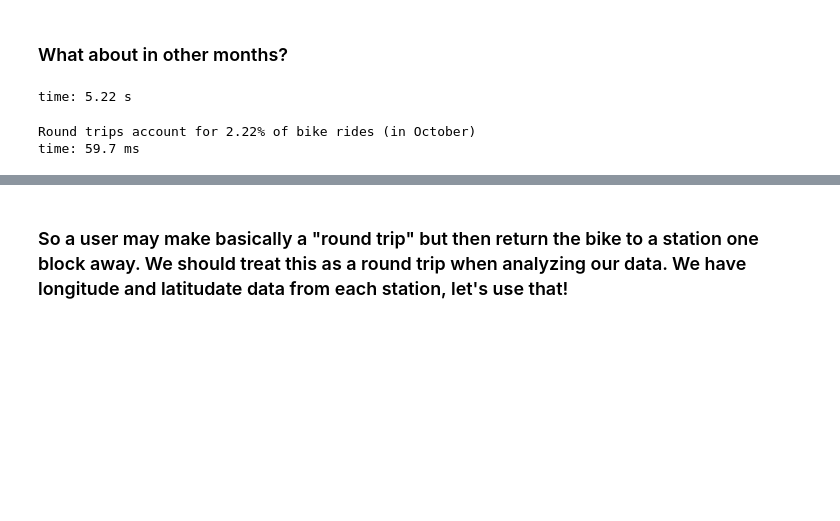
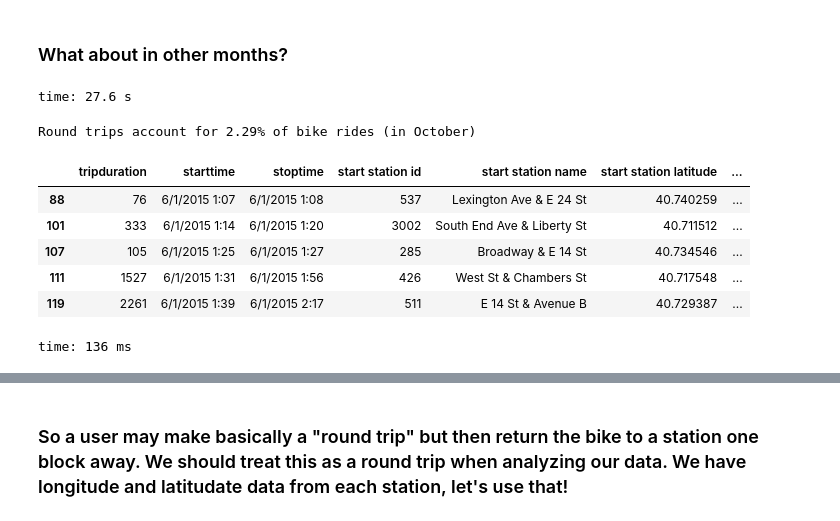
Before and after one commit to johnnyplaydrums/citi-bike-data, a Jupyter notebook: explore.ipynb, the cells around one changed output, grey strips where cells are left out. Drawn from its saved outputs; the diff is of its cells as text; code cells hidden in the pictures; blank space fills up the shorter version.

Commit message:
Prep for massive data cleaning

```diff
--- a/explore.ipynb
+++ b/explore.ipynb
@@ -105,16 +109,28 @@ time: 36.3 ms
 # %% [markdown]
 ### What about in other months?
-# %%
-aug_2016_rides = pd.read_csv('data/201608-citibike-tripdata.csv')
-# %% [output]
-time: 5.22 s
+# %%
+june_2015_rides = pd.read_csv('data/201506-citibike-tripdata.csv')
+july_2015_rides = pd.read_csv('data/201507-citibike-tripdata.csv')
+august_2015_rides = pd.read_csv('data/201508-citibike-tripdata.csv')
+june_2016_rides = pd.read_csv('data/201606-citibike-tripdata.csv')
+july_2016_rides = pd.read_csv('data/201607-citibike-tripdata.csv')
+august_2016_rides = pd.read_csv('data/201508-citibike-tripdata.csv')
+# %% [output]
+time: 27.6 s
 # %%
-aug_2016_round_trip = aug_2016_rides[aug_2016_rides['start station id'] == aug_2016_rides['end station id']]
-aug_2016_percent_round_trip = (len(aug_2016_round_trip) / len(aug_2016_rides)) * 100
-print("Round trips account for %.2f%% of bike rides (in October)" % aug_2016_percent_round_trip)
+june_2015_round_trip = june_2015_rides[june_2015_rides['start station id'] == june_2015_rides['end station id']]
+june_2015_percent_round_trip = (len(june_2015_round_trip) / len(june_2015_rides)) * 100
+print("Round trips account for %.2f%% of bike rides (in October)" % june_2015_percent_round_trip)
+june_2015_round_trip.head()
 # %% [output]
-Round trips account for 2.22% of bike rides (in October)
-time: 59.7 ms
+Round trips account for 2.29% of bike rides (in October)
+|  | tripduration | starttime | stoptime | start station id | start station name | start station latitude | ... |
+| 88 | 76 | 6/1/2015 1:07 | 6/1/2015 1:08 | 537 | Lexington Ave & E 24 St | 40.740259 | ... |
+| 101 | 333 | 6/1/2015 1:14 | 6/1/2015 1:20 | 3002 | South End Ave & Liberty St | 40.711512 | ... |
+| 107 | 105 | 6/1/2015 1:25 | 6/1/2015 1:27 | 285 | Broadway & E 14 St | 40.734546 | ... |
+| 111 | 1527 | 6/1/2015 1:31 | 6/1/2015 1:56 | 426 | West St & Chambers St | 40.717548 | ... |
+| 119 | 2261 | 6/1/2015 1:39 | 6/1/2015 2:17 | 511 | E 14 St & Avenue B | 40.729387 | ... |
+time: 136 ms
 # %% [markdown]
 ### Okay, so clearly "round trips" account for a very small portion of rides. Will this be viable to use to classify the data? Maybe note. But our version of round trips means starting and stopping at the same station. But stations can be very nearby each other, especially in the village:
 <img src="data/citi_bike_stations.png" style="height: 800px">
```
Also changed, not shown: parts of 19 cells of this notebook, 1 other file.
